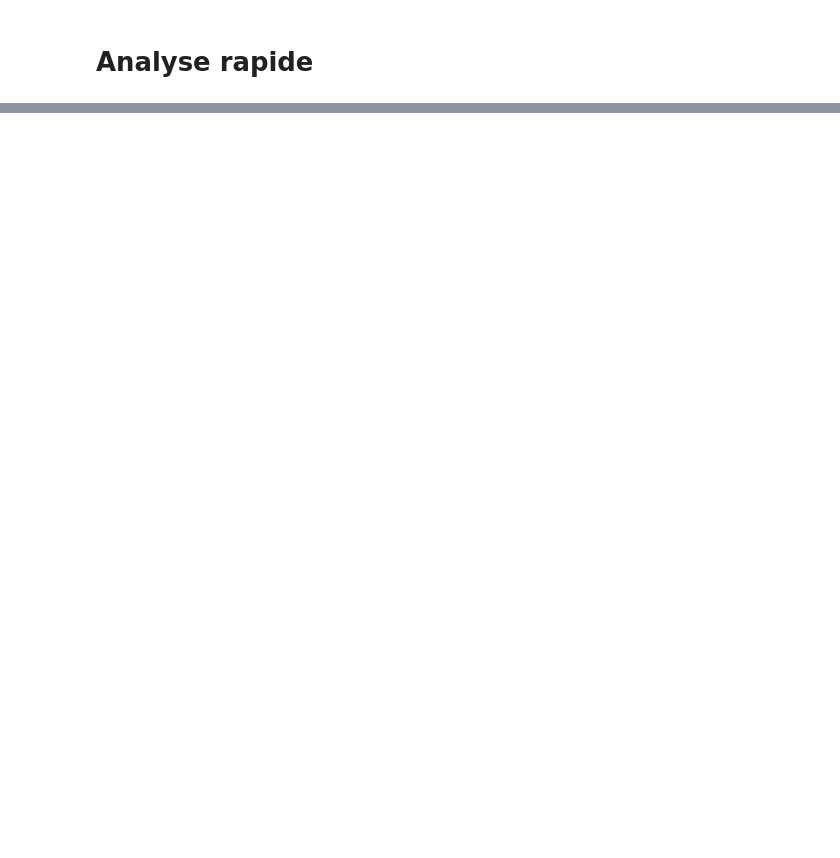
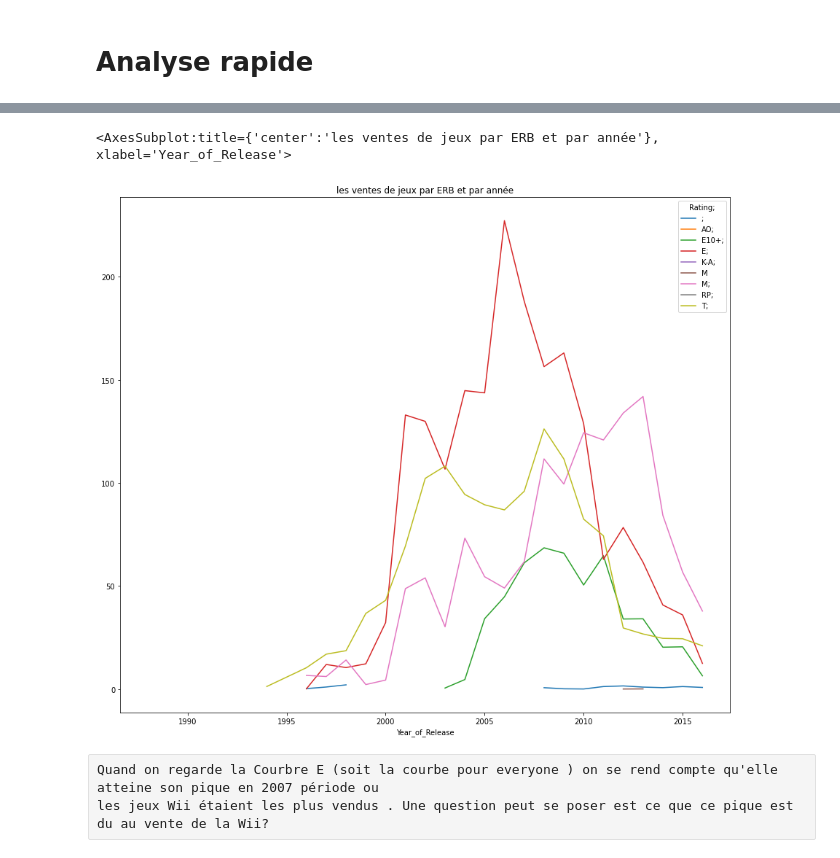
Before and after one commit to ludovicChevallier/Python_for_Data_Analysis, a Jupyter notebook: Devoir-checkpoint.ipynb, the cells around one changed output, grey strips where cells are left out. Drawn from its saved outputs; the diff is of its cells as text; code cells hidden in the pictures; blank space fills up the shorter version.

```diff
--- a/Devoir-checkpoint.ipynb
+++ b/Devoir-checkpoint.ipynb
@@ -122,0 +133,11 @@ cars.groupby("Model").Horsepower.max().plot()
+# %%
+#Combien de jeux par ESRB on été vendus chaque année?
+VenteYR=jeux.pivot_table('Global_Sales',index="Year_of_Release",columns="Rating;",aggfunc=sum)
+# %%
+VenteYR.plot(figsize=(15,13),grid=False,title="les ventes de jeux par ERB et par année")
+# %% [output]
+<AxesSubplot:title={'center':'les ventes de jeux par ERB et par année'}, xlabel='Year_of_Release'>
+[figure, added]
+# %% [raw]
+Quand on regarde la Courbre E (soit la courbe pour everyone ) on se rend compte qu'elle atteine son pique en 2007 période ou
+les jeux Wii étaient les plus vendus . Une question peut se poser est ce que ce pique est du au vente de la Wii?
```
Also changed, not shown: parts of 29 cells of this notebook, 2 other files.
